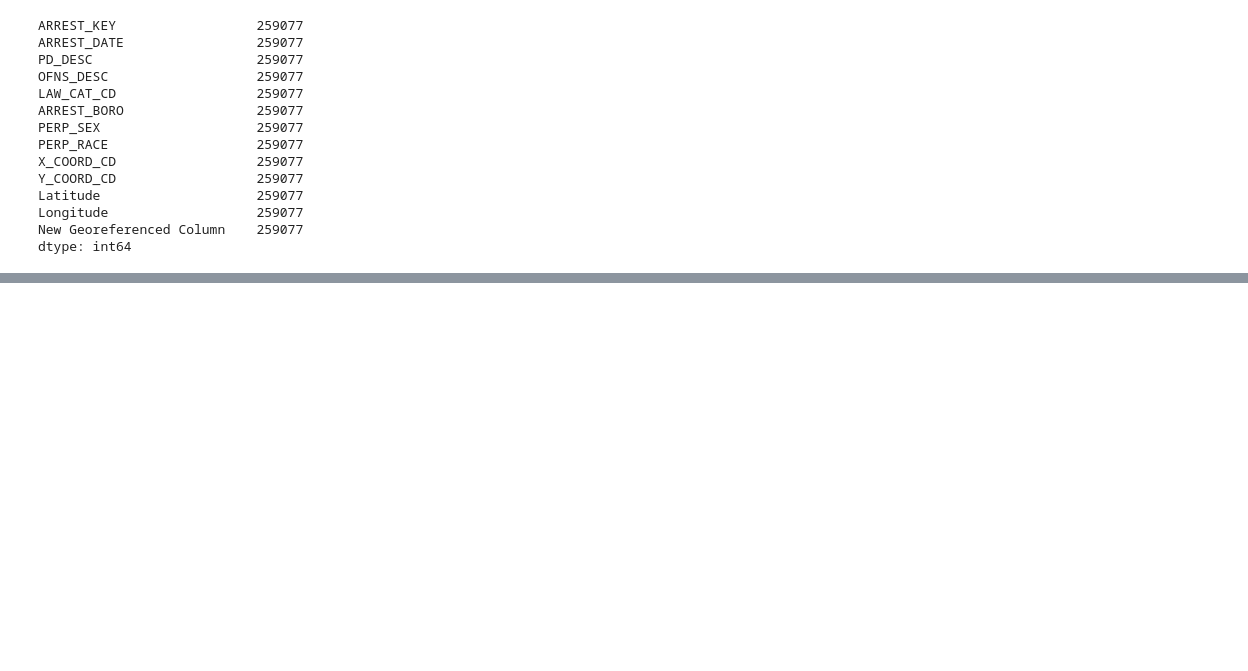
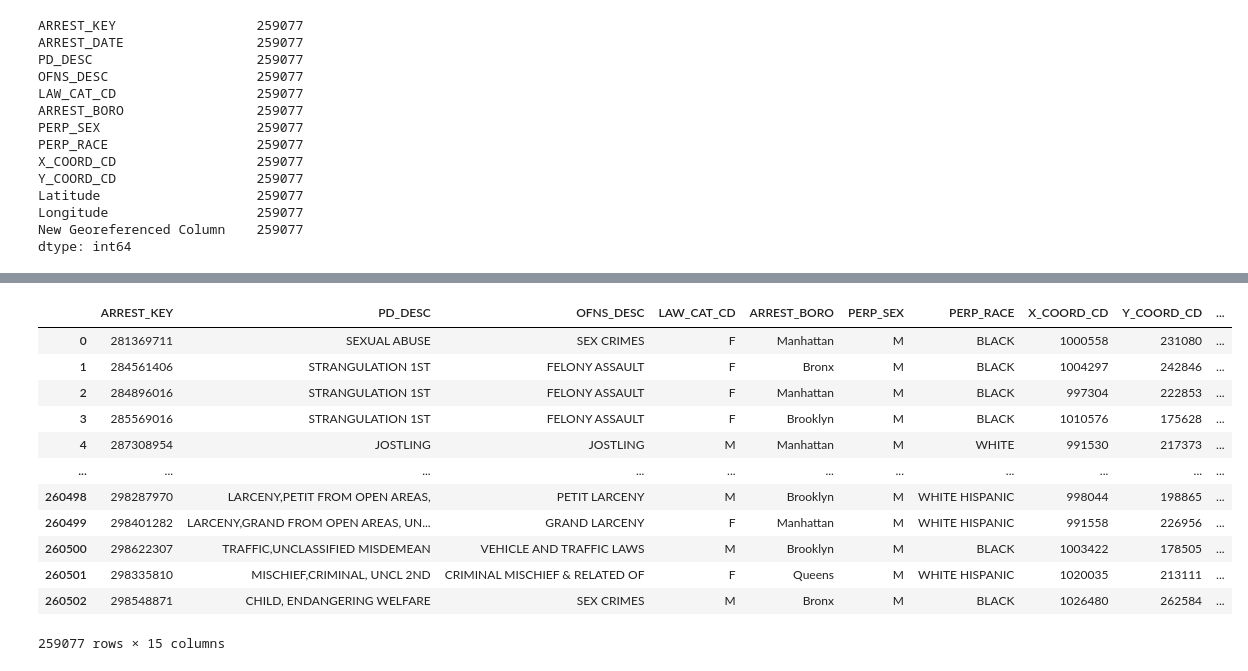
Before and after one commit to Ffarzan11/nyc_safety_indicator, a Jupyter notebook: code.ipynb, the cells around one changed output, grey strips where cells are left out. Drawn from its saved outputs; the diff is of its cells as text; code cells hidden in the pictures; blank space fills up the shorter version.

```diff
--- a/code.ipynb
+++ b/code.ipynb
@@ -125,0 +234,22 @@ dtype: int64
+# %%
+df['ARREST_DATE'] = pd.to_datetime(df['ARREST_DATE'],format='%m/%d/%Y',errors='coerce')
+df['YEAR'] = df['ARREST_DATE'].dt.year
+df['MONTH'] = df['ARREST_DATE'].dt.month
+df['DAY'] = df['ARREST_DATE'].dt.day
+df.drop(columns=['ARREST_DATE'], inplace=True)
+# %%
+df
+# %% [output]
+|  | ARREST_KEY | PD_DESC | OFNS_DESC | LAW_CAT_CD | ARREST_BORO | PERP_SEX | PERP_RACE | X_COORD_CD | Y_COORD_CD | ... |
+| 0 | 281369711 | SEXUAL ABUSE | SEX CRIMES | F | Manhattan | M | BLACK | 1000558 | 231080 | ... |
+| 1 | 284561406 | STRANGULATION 1ST | FELONY ASSAULT | F | Bronx | M | BLACK | 1004297 | 242846 | ... |
+| 2 | 284896016 | STRANGULATION 1ST | FELONY ASSAULT | F | Manhattan | M | BLACK | 997304 | 222853 | ... |
+| 3 | 285569016 | STRANGULATION 1ST | FELONY ASSAULT | F | Brooklyn | M | BLACK | 1010576 | 175628 | ... |
+| 4 | 287308954 | JOSTLING | JOSTLING | M | Manhattan | M | WHITE | 991530 | 217373 | ... |
+| ... | ... | ... | ... | ... | ... | ... | ... | ... | ... | ... |
+| 260498 | 298287970 | LARCENY,PETIT FROM OPEN AREAS, | PETIT LARCENY | M | Brooklyn | M | WHITE HISPANIC | 998044 | 198865 | ... |
+| 260499 | 298401282 | LARCENY,GRAND FROM OPEN AREAS, UN... | GRAND LARCENY | F | Manhattan | M | WHITE HISPANIC | 991558 | 226956 | ... |
+| 260500 | 298622307 | TRAFFIC,UNCLASSIFIED MISDEMEAN | VEHICLE AND TRAFFIC LAWS | M | Brooklyn | M | BLACK | 1003422 | 178505 | ... |
+| 260501 | 298335810 | MISCHIEF,CRIMINAL, UNCL 2ND | CRIMINAL MISCHIEF & RELATED OF | F | Queens | M | WHITE HISPANIC | 1020035 | 213111 | ... |
+| 260502 | 298548871 | CHILD, ENDANGERING WELFARE | SEX CRIMES | M | Bronx | M | BLACK | 1026480 | 262584 | ... |
+259077 rows × 15 columns
```
Also changed, not shown: parts of 17 cells of this notebook.
